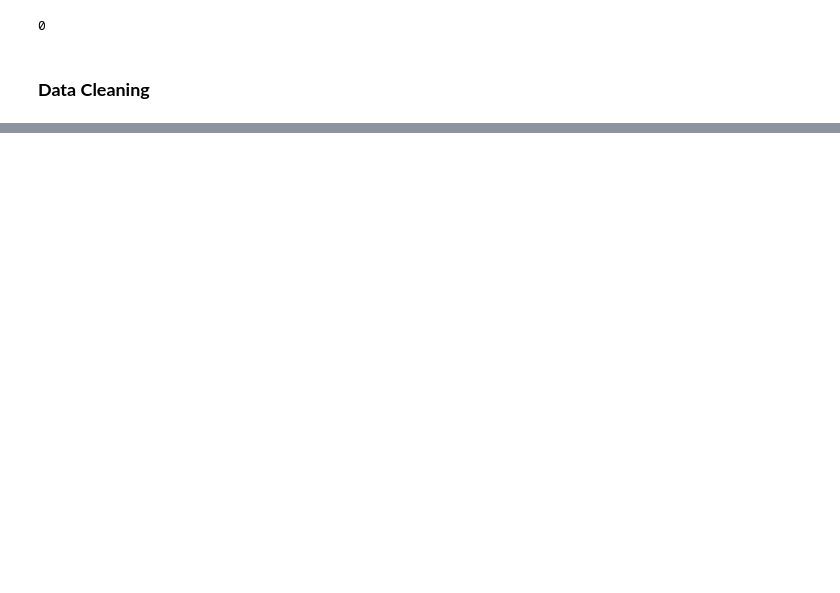
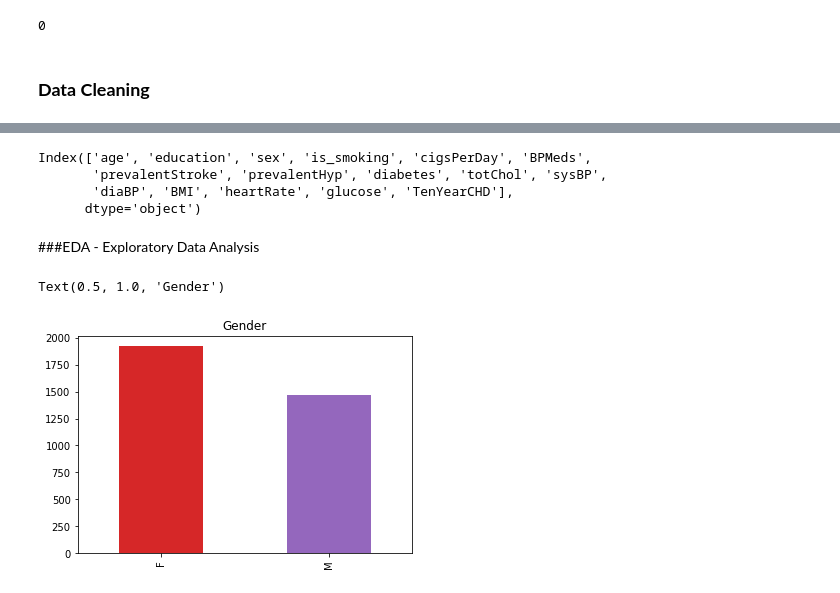
Before and after one commit to Shambhurajdesai/Capstone-3---Cardio-Vascular-Risk--Classification, a Jupyter notebook: Cardio_Vascular_Risk_Capstone_3.ipynb, the cells around one changed output, grey strips where cells are left out. Saved outputs shown, nothing was run; the diff lists cells and outputs as text; code cells hidden in the pictures; blank space fills up the shorter version.

```diff
--- a/Cardio_Vascular_Risk_Capstone_3.ipynb
+++ b/Cardio_Vascular_Risk_Capstone_3.ipynb
@@ -153,0 +177,3 @@ df.drop('id',axis=1,inplace=True)
+# %%
+#by using 'pad' we filled the null values by their post value
+df = df.fillna(method='pad')
@@ -153,0 +201,3 @@ df.drop('id',axis=1,inplace=True)
+# %%
+#replacing the null value by its next value
+df['BMI'] = df['BMI'].fillna(method='bfill')
@@ -153,0 +255,15 @@ df.drop('id',axis=1,inplace=True)
+# %%
+df.columns
+# %% [output]
+Index(['age', 'education', 'sex', 'is_smoking', 'cigsPerDay', 'BPMeds',
+       'prevalentStroke', 'prevalentHyp', 'diabetes', 'totChol', 'sysBP',
+       'diaBP', 'BMI', 'heartRate', 'glucose', 'TenYearCHD'],
+      dtype='object')
+# %% [markdown]
+###EDA - Exploratory Data Analysis
+# %%
+#in the data set we have greater number of females than males
+df['sex'].value_counts().plot(kind='bar',color=('C3','C4')).set_title('Gender')
+# %% [output]
+Text(0.5, 1.0, 'Gender')
+[figure, added]
```
Also changed, not shown: parts of 14 cells of this notebook.
